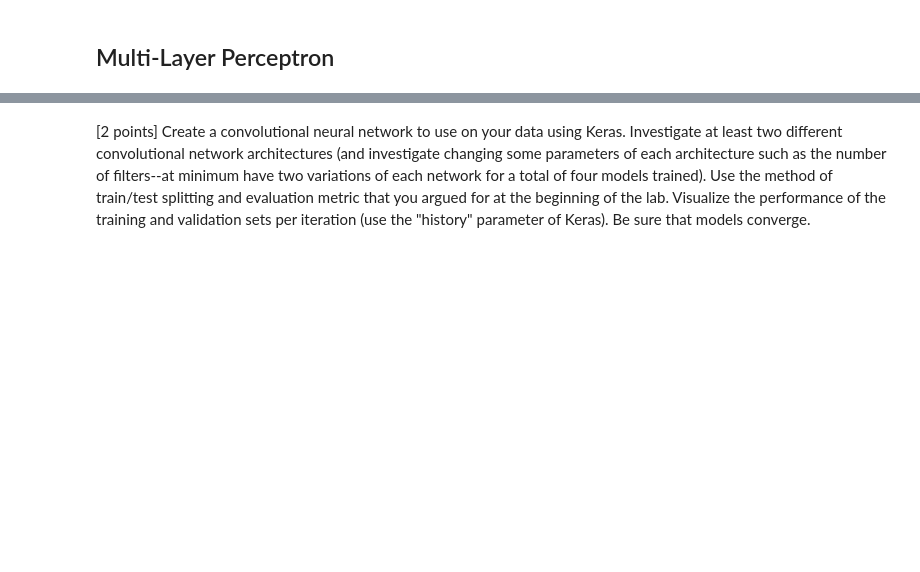
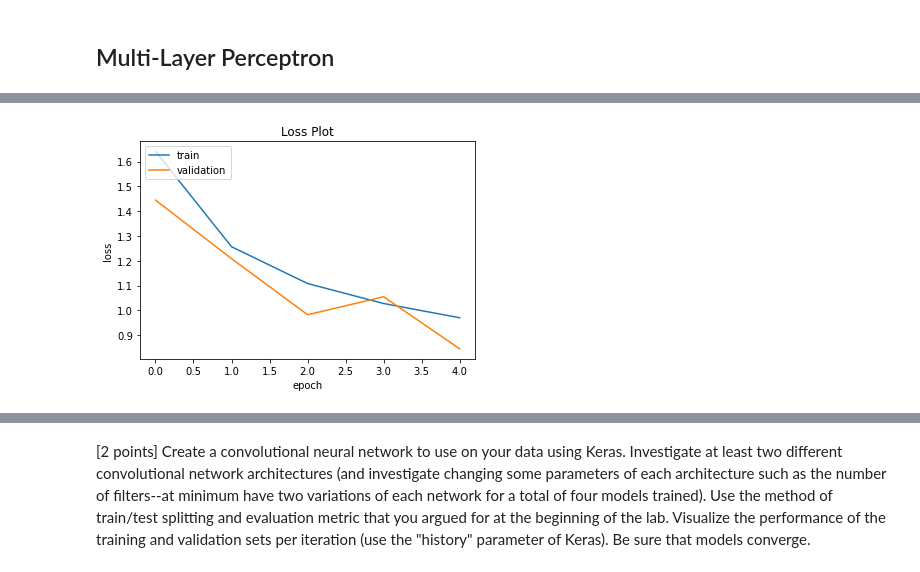
Before and after one commit to lukedemaio/MLLab06, a Jupyter notebook: Lab 6.ipynb, the cells around one changed output, grey strips where cells are left out. Saved outputs shown, nothing was run; the diff lists cells and outputs as text; code cells hidden in the pictures; blank space fills up the shorter version.

```diff
--- a/Lab 6.ipynb
+++ b/Lab 6.ipynb
@@ -428,0 +302,30 @@ Wall time: 4min 4s
+# %%
+%%time
+
+cnn2 = Sequential()
+cnn2.add(Conv2D(filters=32,
+                input_shape=X_train.shape[1:],
+                kernel_size=(3,3),
+                padding='same',
+                activation='relu',
+                data_format='channels_last'))
+cnn2.add(Conv2D(filters=64,
+                input_shape=X_train.shape[1:],
+                kernel_size=(3,3),
+                padding='same',
+                activation='relu',))
+
+cnn2.add(MaxPooling2D(pool_size=(2,2),
+                      data_format='channels_last'))
+cnn2.add(Flatten())
+cnn2.add(Dense(256,activation='relu'))
+cnn2.add(Dense(num_classes))
+cnn2.add(Activation('softmax'))
+
+cnn2.compile(loss='categorical_crossentropy',
+              optimizer='rmsprop',
+              metrics=['accuracy'])
+
+history = cnn2.fit(datagen.flow(X_train, y_train_hot,
+        batch_size=128), steps_per_epoch = len(X_train)/128, epochs=5,
+        shuffle=True, verbose=1, validation_data=(X_test,y_test_hot))
@@ -428,0 +345,4 @@ Wall time: 4min 4s
+# %%
+loss_plot(history)
+# %% [output]
+[figure, added]
```
Also changed, not shown: parts of 34 cells of this notebook.
